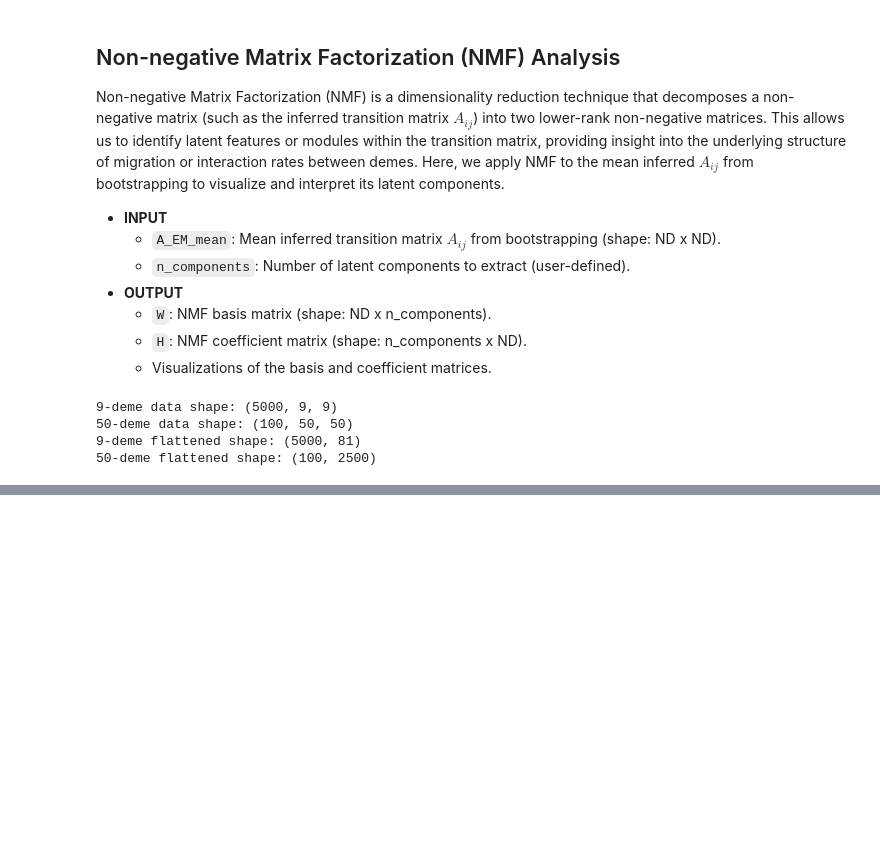
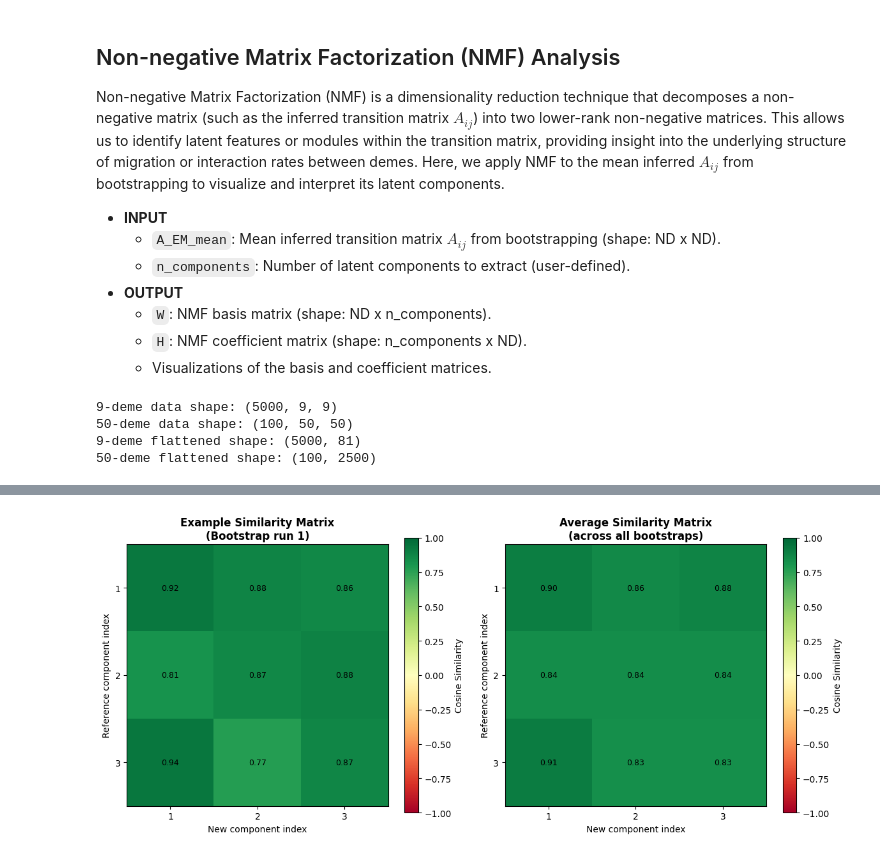
Before and after one commit to garywithav/NetworkCoarseGrain, a Jupyter notebook: usage_HMM_WF.ipynb, the cells around one changed output, grey strips where cells are left out. Saved outputs shown, nothing was run; the diff lists cells and outputs as text; code cells hidden in the pictures; blank space fills up the shorter version.

```diff
--- a/usage_HMM_WF.ipynb
+++ b/usage_HMM_WF.ipynb
@@ -1613,0 +507,9 @@ print("="*60)
+# %%
+X_all = Y_all.reshape(n_samples, -1)
+
+print(f"Flattened shape: {X_all.shape}")
+print(f"  - {X_all.shape[0]} rows (one per MCMC sample)")
+print(f"  - {X_all.shape[1]} columns")
+print()
+print("NOTE: Diagonal entries are now 0, representing conditional-on-leaving.")
+print()
@@ -1613,0 +683,85 @@ print("="*60)
+# %%
+H_ref = all_H[0]
+
+# Match all other runs to the reference
+matched_H = [H_ref]  # First one is already the reference
+all_similarity_matrices = []  # Store similarity matrices for analysis
+
+for b in range(1, n_bootstrap):
+    H_new = all_H[b]
+
+    # Find the best permutation using cosine similarity
+    perm, sim_matrix = match_components(H_ref, H_new)
+
+    # Store the similarity matrix
+    all_similarity_matrices.append(sim_matrix)
+
+    # Apply the permutation to align with reference
+    H_matched = H_new[perm]
+    matched_H.append(H_matched)
+
+# Convert to array: (n_bootstrap, n_components, n_features)
+matched_H = np.array(matched_H)
+
+print(f"Matched components shape: {matched_H.shape}")
+print(f"  - {matched_H.shape[0]} bootstrap runs")
+print(f"  - {matched_H.shape[1]} components per run")
+print(f"  - {matched_H.shape[2]} features per component")
+print()
+
+# Show an example similarity matrix
+print("Example: Similarity matrix from bootstrap run 1 (before matching):")
+example_sim_matrix = all_similarity_matrices[0]
+print(f"  Shape: {example_sim_matrix.shape} (K x K where K = {n_components})")
+print()
+print("  Similarity matrix:")
+for i in range(n_components):
+    row_str = "  ["
+    for j in range(n_components):
+        row_str += f" {example_sim_matrix[i, j]:.3f}"
+    row_str += " ]"
+    print(row_str)
+print()
+
+# Visualize the average similarity matrix across all bootstraps
+avg_sim_matrix = np.mean(all_similarity_matrices, axis=0)
+
+fig, axes = plt.subplots(1, 2, figsize=(12, 5))
+
+# Plot example similarity matrix
+im1 = axes[0].imshow(example_sim_matrix, cmap='RdYlGn', vmin=-1, vmax=1)
+axes[0].set_title('Example Similarity Matrix\n(Bootstrap run 1)', fontsize=12, fontweight='bold')
+axes[0].set_xlabel('New component index')
+axes[0].set_ylabel('Reference component index')
+axes[0].set_xticks(range(n_components))
+axes[0].set_yticks(range(n_components))
+axes[0].set_xticklabels(range(1, n_components + 1))
+axes[0].set_yticklabels(range(1, n_components + 1))
+plt.colorbar(im1, ax=axes[0], label='Cosine Similarity')
+
+# Add text annotations
+for i in range(n_components):
+    for j in range(n_components):
+        axes[0].text(j, i, f'{example_sim_matrix[i, j]:.2f}',
+                     ha='center', va='center', fontsize=9)
+
+# Plot average similarity matrix
+im2 = axes[1].imshow(avg_sim_matrix, cmap='RdYlGn', vmin=-1, vmax=1)
+axes[1].set_title('Average Similarity Matrix\n(across all bootstraps)', fontsize=12, fontweight='bold')
+axes[1].set_xlabel('New component index')
+axes[1].set_ylabel('Reference component index')
+axes[1].set_xticks(range(n_components))
+axes[1].set_yticks(range(n_components))
+axes[1].set_xticklabels(range(1, n_components + 1))
+axes[1].set_yticklabels(range(1, n_components + 1))
+plt.colorbar(im2, ax=axes[1], label='Cosine Similarity')
+
+# Add text annotations
+for i in range(n_components):
+    for j in range(n_components):
+        axes[1].text(j, i, f'{avg_sim_matrix[i, j]:.2f}',
+                     ha='center', va='center', fontsize=9)
+
+plt.tight_layout()
+plt.show()
+# %% [output]
@@ -1613,0 +780 @@ print("="*60)
+[figure, added]
```
Also changed, not shown: parts of 45 cells of this notebook.
